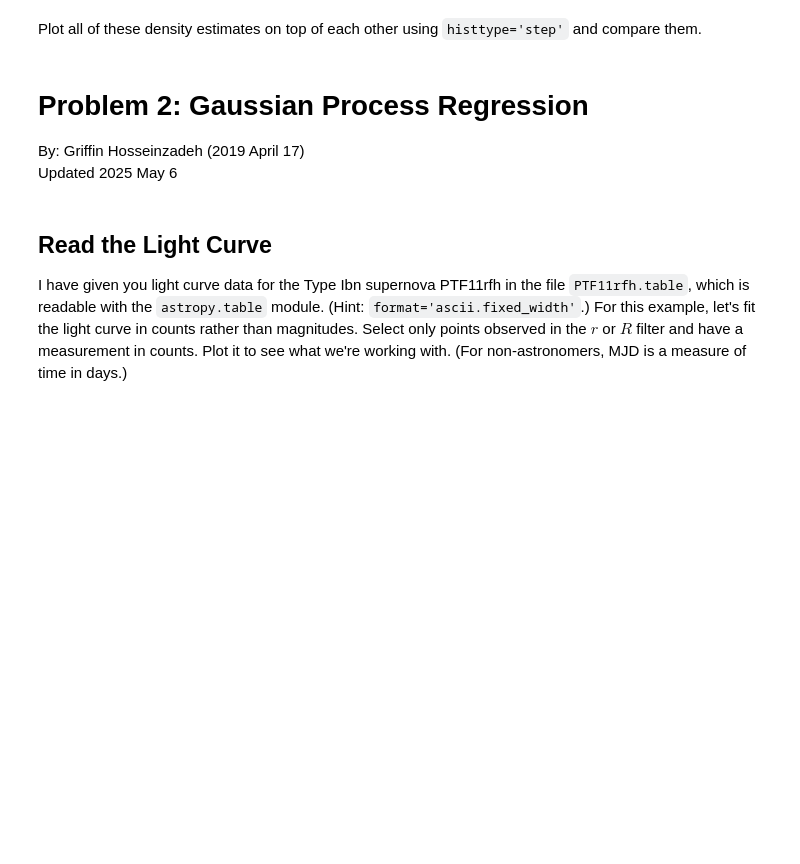
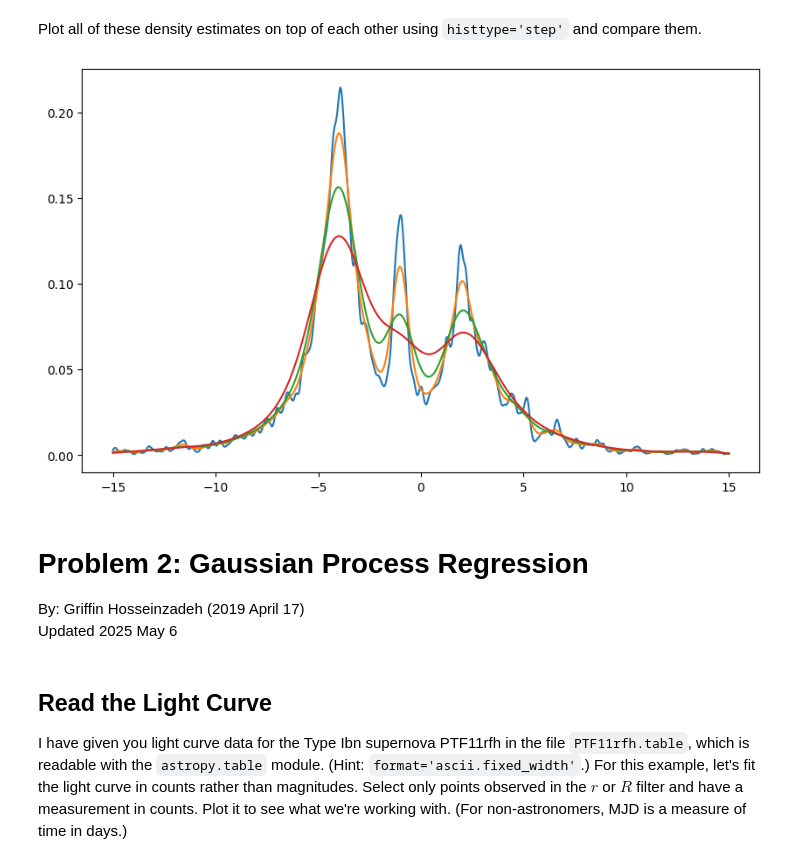
Before and after one commit to ASTR154/nonparametric-modeling, a Jupyter notebook: nonparametric-modeling.ipynb, the cells around one changed output. Saved outputs shown, nothing was run; the diff lists cells and outputs as text; code cells hidden in the pictures; blank space fills up the shorter version.

```diff
--- a/nonparametric-modeling.ipynb
+++ b/nonparametric-modeling.ipynb
@@ -96,3 +93,17 @@ Plot all of these density estimates on top of each other using `histtype='step'`
+# %%
+x_reshaped = x[:, np.newaxis]
+x_fit = np.linspace(-15, 15, 1000)[:, np.newaxis]
+
+bandwidths = [0.1, 0.3, 0.6, 1.0]
+
+plt.figure(figsize=(10, 6))
+for bw in bandwidths:
+    kde = KernelDensity(kernel='gaussian', bandwidth=bw).fit(x_reshaped)
+    log_dens = kde.score_samples(x_fit)
+    y_fit = np.exp(log_dens)
+    plt.plot(x_fit[:, 0], y_fit, label=f'bandwidth = {bw}')
+# %% [output]
+[figure, added]
 # %% [markdown]
 # Problem 2: Gaussian Process Regression
 By: Griffin Hosseinzadeh (2019 April 17)
```
Also changed, not shown: parts of 23 cells of this notebook.
